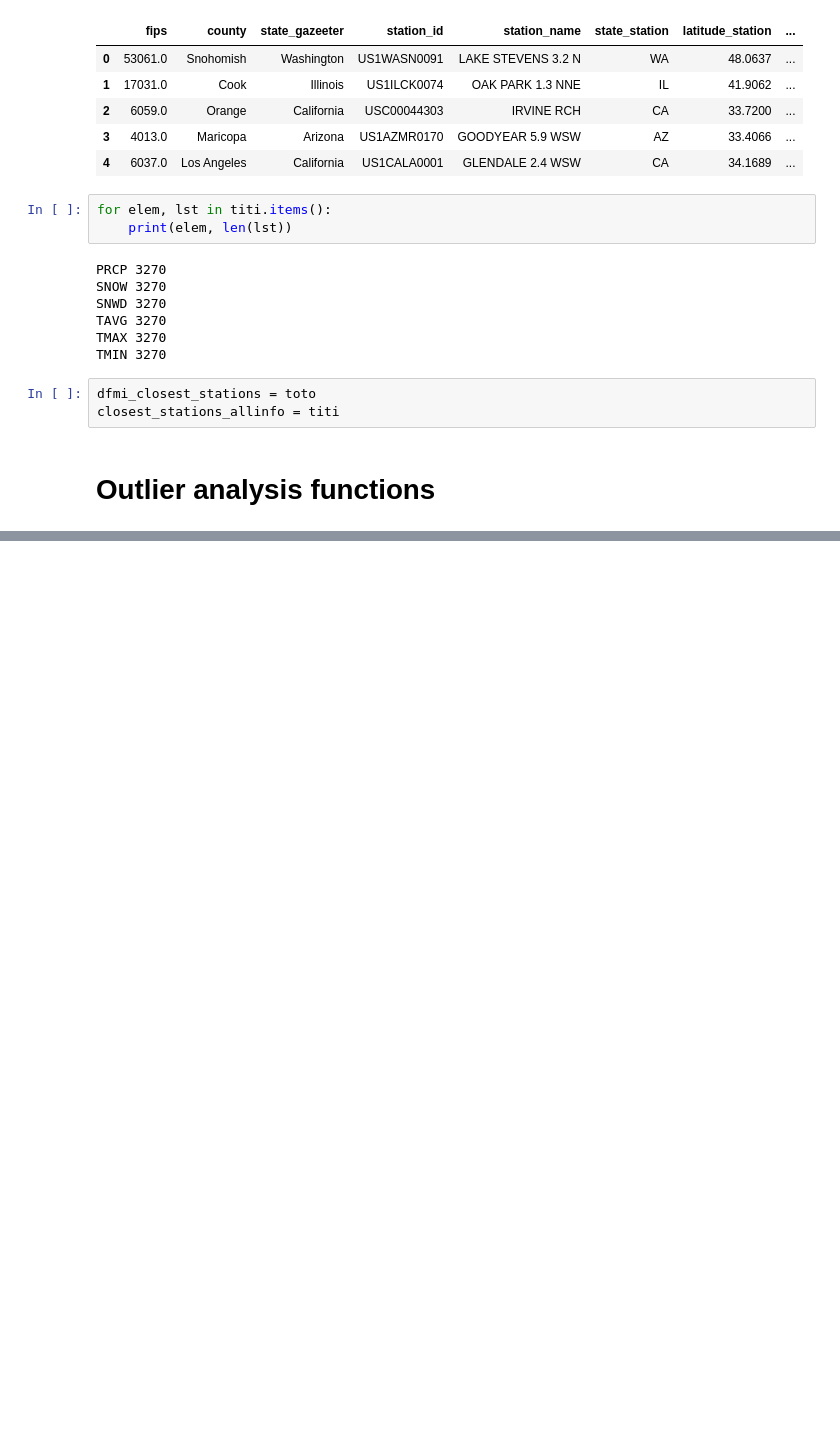
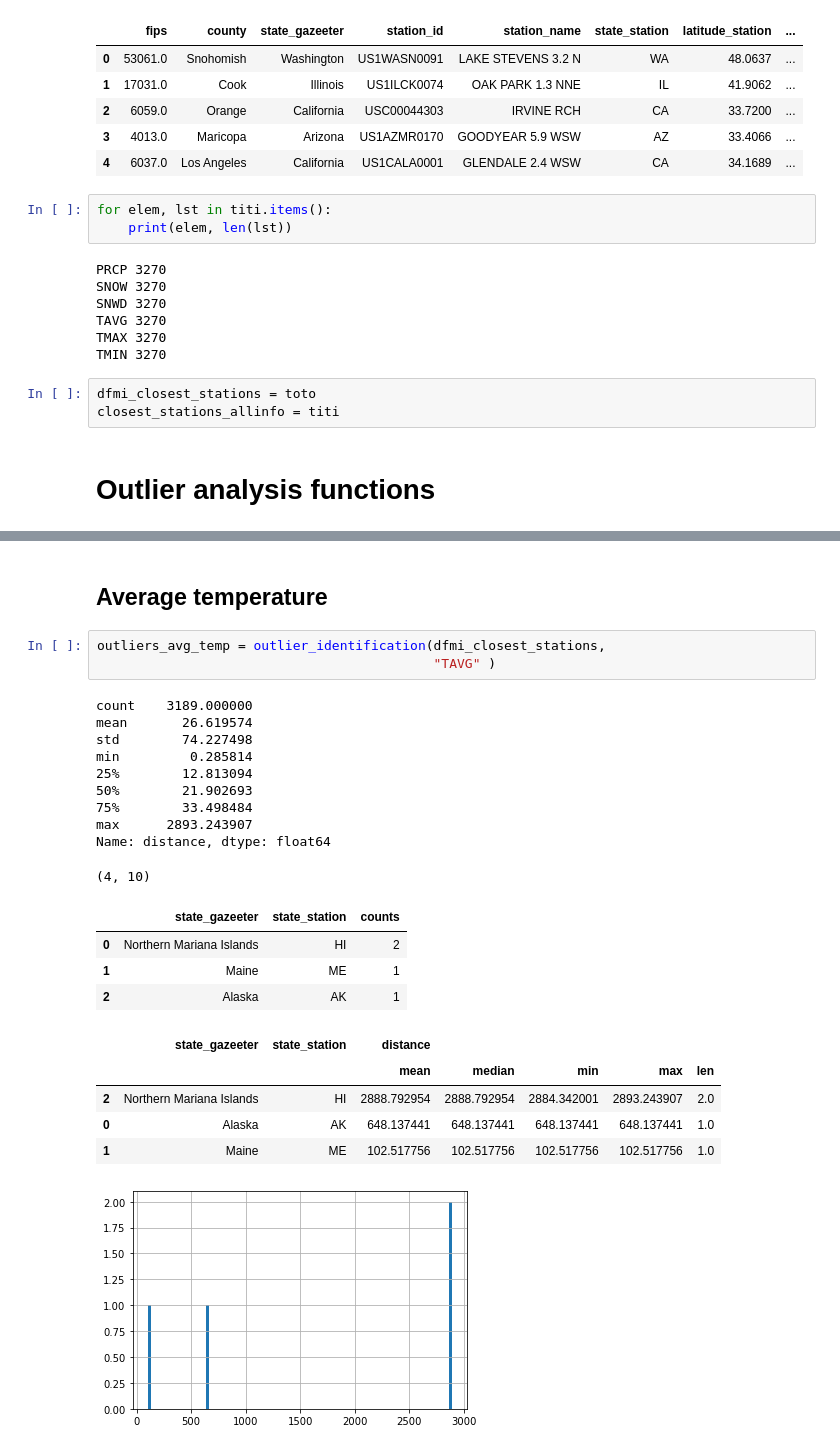
Before and after one commit to severine-baudry/capstone_data_engineer, a Jupyter notebook: filter_mappings.ipynb, the cells around one changed output, grey strips where cells are left out. Cells and saved outputs as stored; diff of their text form; blank space fills up the shorter version.

```diff
--- a/filter_mappings.ipynb
+++ b/filter_mappings.ipynb
@@ -153,0 +230,26 @@ states_pairs
+# %% [markdown]
+## Average temperature
+# %%
+outliers_avg_temp = outlier_identification(dfmi_closest_stations,
+                                           "TAVG" )
+# %% [output]
+count    3189.000000
+mean       26.619574
+std        74.227498
+min         0.285814
+25%        12.813094
+50%        21.902693
+75%        33.498484
+max      2893.243907
+Name: distance, dtype: float64
+(4, 10)
+|  | state_gazeeter | state_station | counts |
+| 0 | Northern Mariana Islands | HI | 2 |
+| 1 | Maine | ME | 1 |
+| 2 | Alaska | AK | 1 |
+|  | state_gazeeter | state_station | distance |  |  |  |  |
+|  |  |  | mean | median | min | max | len |
+| 2 | Northern Mariana Islands | HI | 2888.792954 | 2888.792954 | 2884.342001 | 2893.243907 | 2.0 |
+| 0 | Alaska | AK | 648.137441 | 648.137441 | 648.137441 | 648.137441 | 1.0 |
+| 1 | Maine | ME | 102.517756 | 102.517756 | 102.517756 | 102.517756 | 1.0 |
+[figure, added]
```
Also changed, not shown: parts of 18 cells of this notebook.
